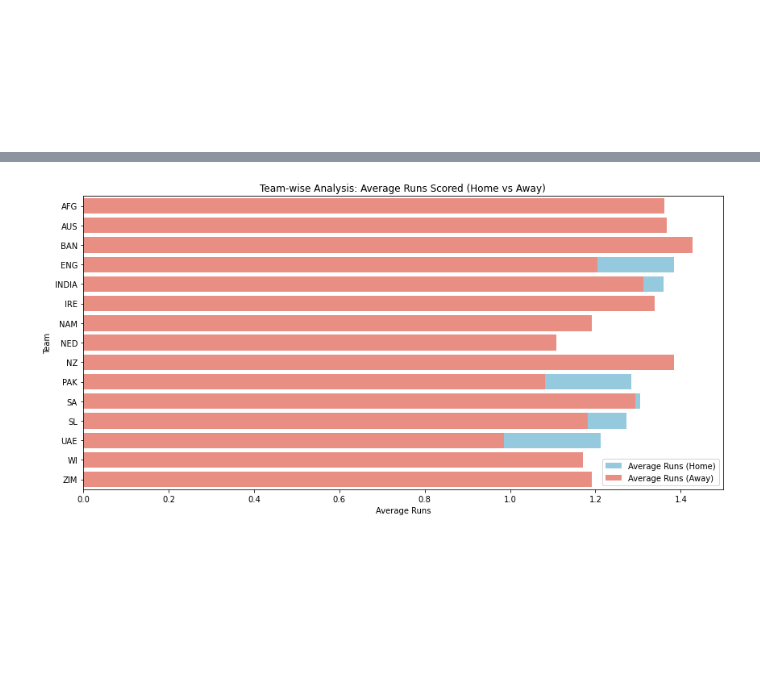
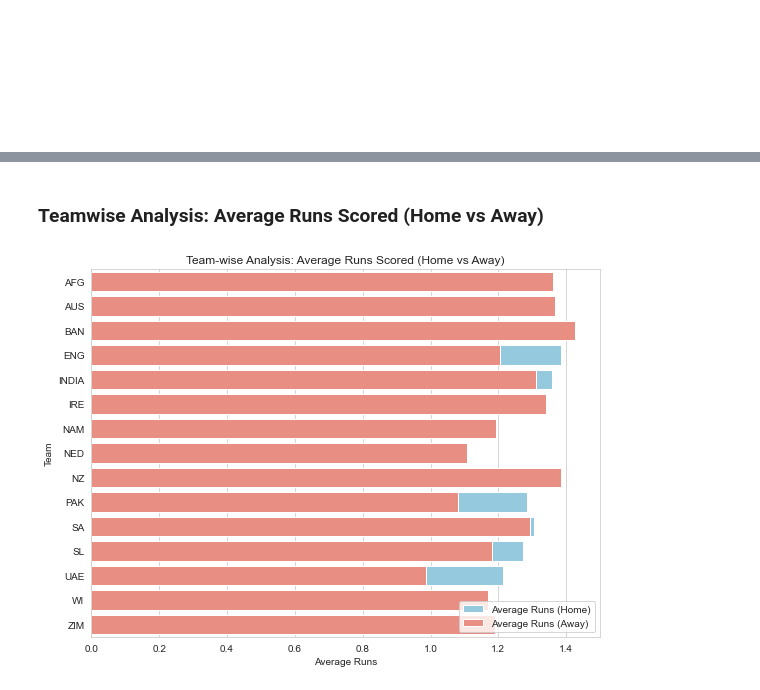
Before and after one commit to Ogutu01/T-20-World-Cup-2022-Data-Analysis, a Jupyter notebook: index.ipynb, the cells around one changed output, grey strips where cells are left out. Saved outputs shown, nothing was run; the diff lists cells and outputs as text; code cells hidden in the pictures; blank space fills up the shorter version.

```diff
--- a/index.ipynb
+++ b/index.ipynb
@@ -210,22 +223,24 @@ data.shape
+# %% [markdown]
+### **Teamwise Analysis: Average Runs Scored (Home vs Away)**
 # %%
 # Aggregate data by home team and calculate mean runs and wickets
 home_team_performance = data.groupby('home_team')[['runs']].mean().reset_index()
 
 # Aggregate data by away team and calculate mean runs and wickets
 away_team_performance = data.groupby('away_team')[['runs']].mean().reset_index()
 
 # Merge home and away team performance data
 team_performance = pd.concat([home_team_performance, away_team_performance], ignore_index=True)
 
 # Plot team-wise analysis
-plt.figure(figsize=(12, 6))
+plt.figure(figsize=(8, 6))
 sns.barplot(data=team_performance, x='runs', y='home_team', color='skyblue', label='Average Runs (Home)')
 sns.barplot(data=team_performance, x='runs', y='away_team', color='salmon', label='Average Runs (Away)')
 plt.xlabel('Average Runs')
 plt.ylabel('Team')
 plt.title('Team-wise Analysis: Average Runs Scored (Home vs Away)')
 plt.legend()
 plt.tight_layout()
 plt.show()
 # %% [output]
-[figure, old version]
+[figure, new version]
```
Also changed, not shown: parts of 13 cells of this notebook.
